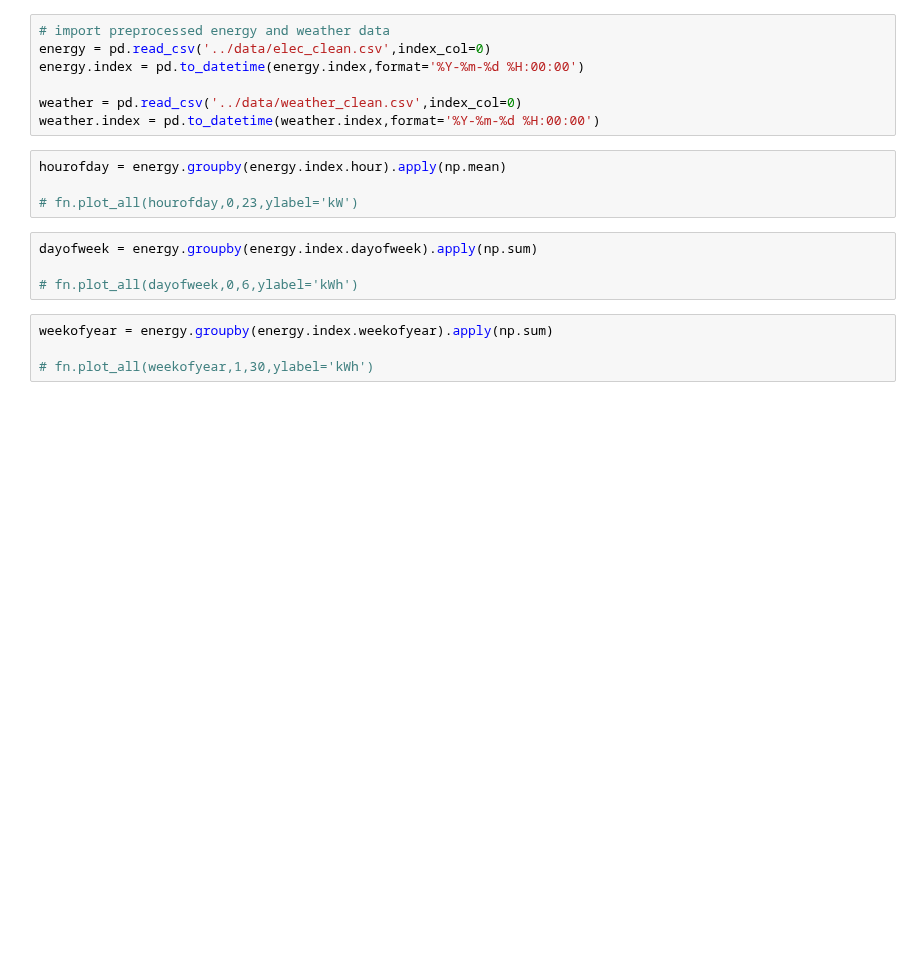
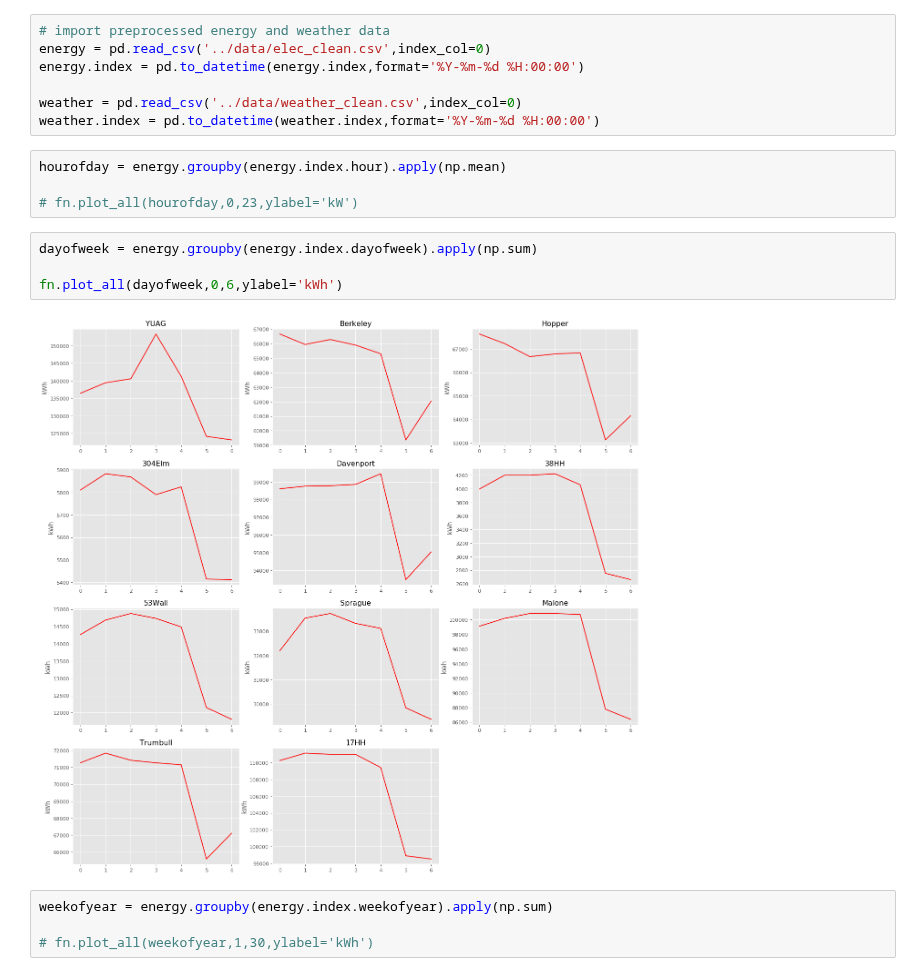
Before and after one commit to kevinkoste/university-load-forecasting, a Jupyter notebook: exploration/clustering.ipynb, the cells around one changed output. Saved outputs shown, nothing was run; the diff lists cells and outputs as text; blank space fills up the shorter version.

```diff
--- a/exploration/clustering.ipynb
+++ b/exploration/clustering.ipynb
@@ -24,7 +24,9 @@ hourofday = energy.groupby(energy.index.hour).apply(np.mean)
 # %%
 dayofweek = energy.groupby(energy.index.dayofweek).apply(np.sum)
 
-# fn.plot_all(dayofweek,0,6,ylabel='kWh')
+fn.plot_all(dayofweek,0,6,ylabel='kWh')
+# %% [output]
+[figure, added]
 # %%
 weekofyear = energy.groupby(energy.index.weekofyear).apply(np.sum)
 
```
Also changed, not shown: 7 other files.
